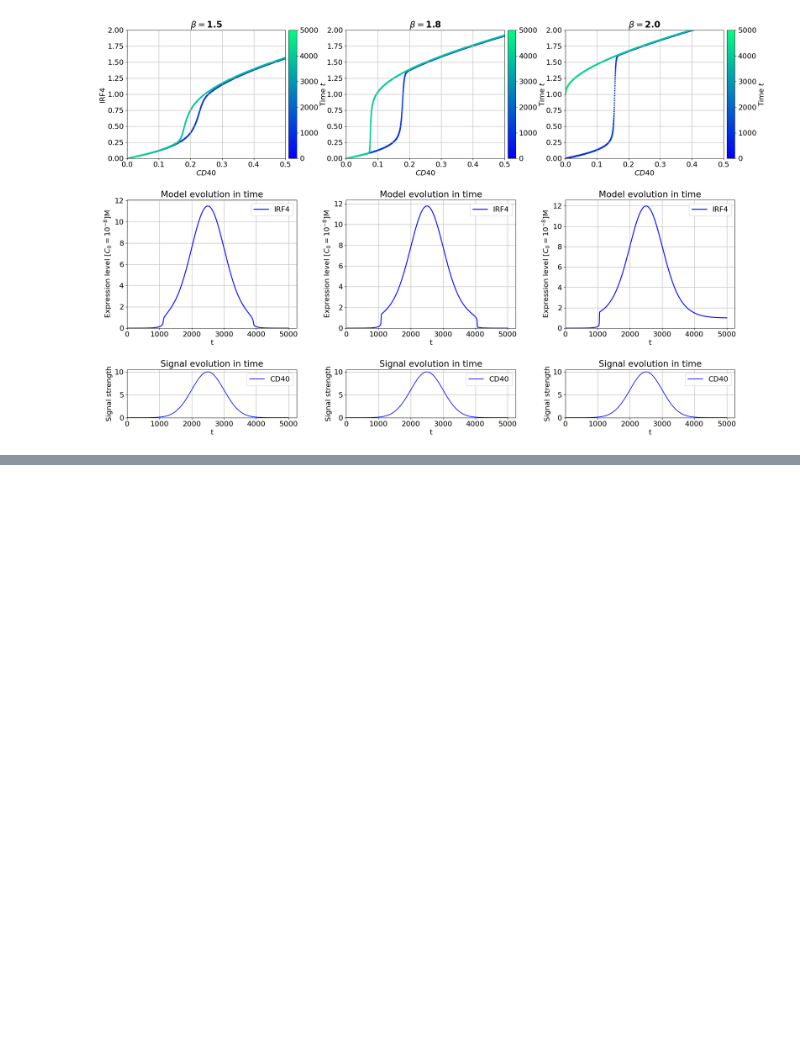
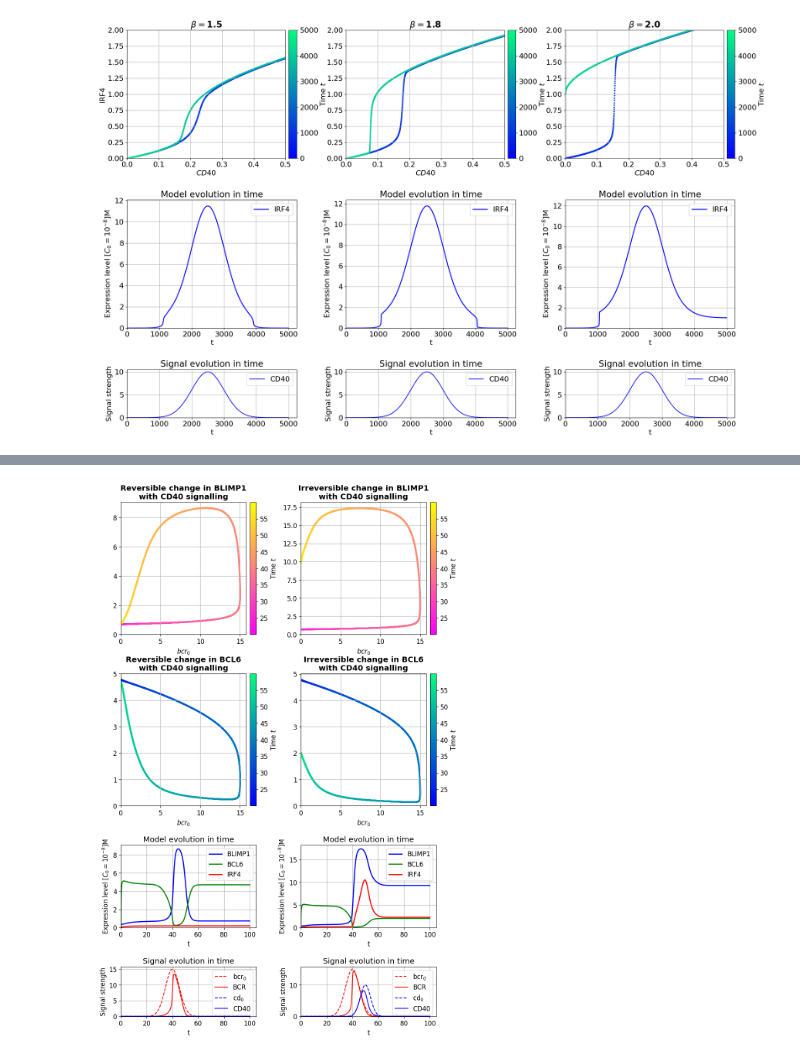
Before and after one commit to barrgol/gc-cell-differentiation, a Jupyter notebook: notebook.ipynb, the cells around one changed output, grey strips where cells are left out. Cells and saved outputs as stored; diff of their text form; code cells hidden in the pictures; blank space fills up the shorter version.

```diff
--- a/notebook.ipynb
+++ b/notebook.ipynb
@@ -894,0 +463,88 @@ $$
+# %%
+plt.rcParams.update({'font.size': 12})
+
+# Solutions and plotting
+fig, ax = plt.subplots(4,2,figsize=(10,15),height_ratios=[2.0,2.0,1.25,0.75])
+fig.tight_layout(pad=4.0)
+
+# --- Case 1: No CD40 signalling, reversible behaviour ---
+t = np.linspace(0, 100, 10000)
+bcrt = lambda t : GCEPM.bell_curve_signal(t, strength=15, loc=40, scale=5.5)
+cdt = lambda t : GCEPM.bell_curve_signal(t, strength=0, loc=50, scale=4)
+
+sol = GCEPM.solve_model(y0, t, k, sigma, mu, lam, bcrt, cdt)
+p, b = sol[:,0], sol[:, 1]
+bcr0 = bcrt(t)
+BCR = bcr0 * ((k_b**2) / (k_b**2 + b**2))
+
+# PLot BLIMP1
+im = ax[0,0].scatter(bcr0[2000:-4000], p[2000:-4000], s=5, c=t[2000:-4000], cmap="spring")
+ax[0,0].set_xlabel(r"$bcr_0$")
+ax[0,0].set_title("Reversible change in BLIMP1\nwith CD40 signalling", fontweight="bold")
+ax[0,0].grid()
+
+divider = make_axes_locatable(ax[0,0])
+cax = divider.append_axes('right', size='5%', pad=0.1)
+fig.colorbar(im, cax=cax, orientation='vertical', label=r"Time $t$")
+
+# PLot BCL6
+im = ax[1,0].scatter(bcr0[2000:-4000], b[2000:-4000], s=5, c=t[2000:-4000], cmap="winter")
+ax[1,0].set_xlabel(r"$bcr_0$")
+ax[1,0].set_title("Reversible change in BCL6\nwith CD40 signalling", fontweight="bold")
+ax[1,0].grid()
+
+divider = make_axes_locatable(ax[1,0])
+cax = divider.append_axes('right', size='5%', pad=0.1)
+fig.colorbar(im, cax=cax, orientation='vertical', label=r"Time $t$")
+
+# Model dynamics
+GCEPM.plot_model(ax[2,0], t, sol)
+
+# Signal plot
+GCEPM.plot_singals(ax[3,0], t, sol, k_b, bcrt, cdt)
+ax[3,0].set_yticks([0,5,10,15])
+
+# --- Case 2: With CD40 signalling, irreversible behaviour ---
+bcrt = lambda t : GCEPM.bell_curve_signal(t, strength=15, loc=40, scale=5.5)
+cdt = lambda t : GCEPM.bell_curve_signal(t, strength=10, loc=50, scale=4)
+
+sol = GCEPM.solve_model(y0, t, k, sigma, mu, lam, bcrt, cdt)
+p, b = sol[:,0], sol[:, 1]
+bcr0 = bcrt(t)
+BCR = bcr0 * ((k_b**2) / (k_b**2 + b**2))
+
+# PLot BLIMP1
+im = ax[0,1].scatter(bcr0[2000:-4000], p[2000:-4000], s=5, c=t[2000:-4000], cmap="spring")
+ax[0,1].set_xlabel(r"$bcr_0$")
+ax[0,1].set_title("Irreversible change in BLIMP1\nwith CD40 signalling", fontweight="bold")
+ax[0,1].grid()
+
+divider = make_axes_locatable(ax[0,1])
+cax = divider.append_axes('right', size='5%', pad=0.1)
+fig.colorbar(im, cax=cax, orientation='vertical', label=r"Time $t$")
+
+# PLot BCL6
+im = ax[1,1].scatter(bcr0[2000:-4000], b[2000:-4000], s=5, c=t[2000:-4000], cmap="winter")
+ax[1,1].set_xlabel(r"$bcr_0$")
+ax[1,1].set_title("Irreversible change in BCL6\nwith CD40 signalling", fontweight="bold")
+ax[1,1].grid()
+
+divider = make_axes_locatable(ax[1,1])
+cax = divider.append_axes('right', size='5%', pad=0.1)
+fig.colorbar(im, cax=cax, orientation='vertical', label=r"Time $t$")
+
+# Model dynamics
+GCEPM.plot_model(ax[2,1], t, sol)
+
+# Signal plot
+GCEPM.plot_singals(ax[3,1], t, sol, k_b, bcrt, cdt)
+ax[2,1].set_yticks([0,5,10,15])
+
+# Apply to all axes
+for axis in ax.flatten():
+    axis.set_xlim(0,)
+    axis.set_ylim(0,)
+
+plt.show()
+# %% [output]
+[figure, added]
```
Also changed, not shown: parts of 49 cells of this notebook, 4 other files.
